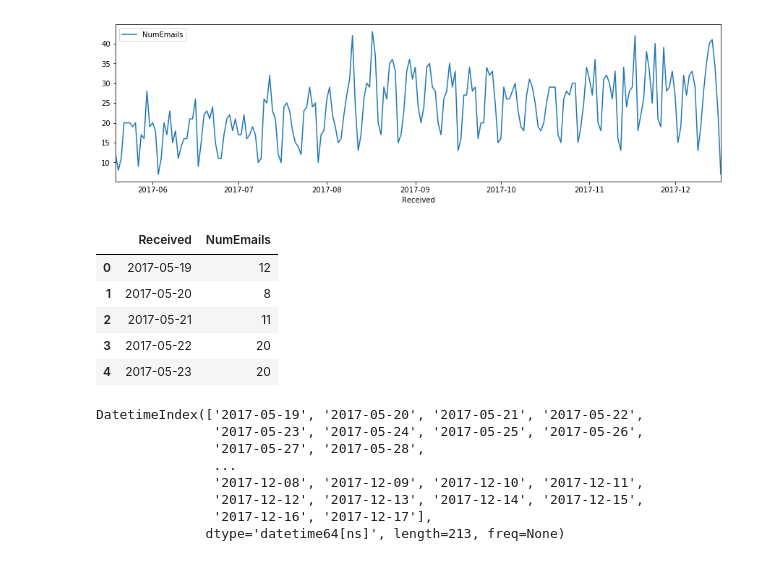
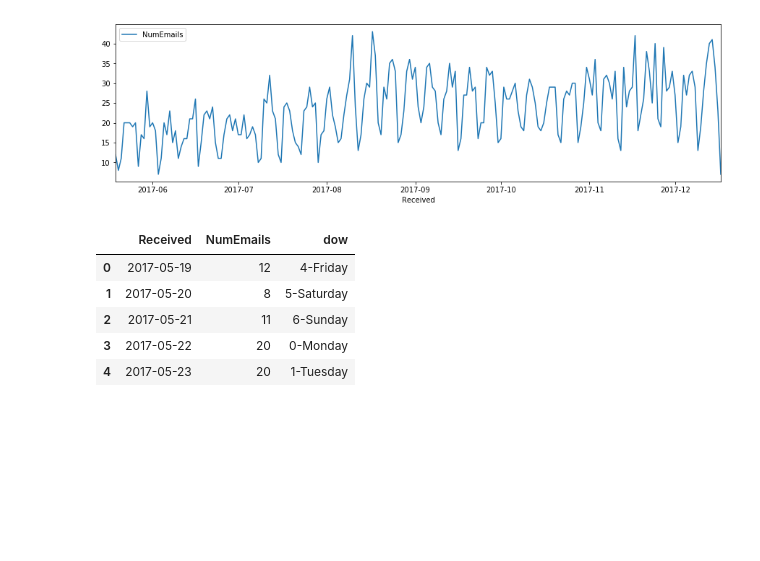
Before and after one commit to mondayn/py, a Jupyter notebook: emailAnalysis.ipynb, the cells around one changed output. Drawn from its saved outputs; the diff is of its cells as text; code cells hidden in the pictures; blank space fills up the shorter version.

```diff
--- a/emailAnalysis.ipynb
+++ b/emailAnalysis.ipynb
@@ -25,15 +23,3 @@ emailDf2.plot(figsize=(15,4))
 plt.show()
 # %% [output]
 [figure]
-# %%
-df3 = pd.DataFrame()
-df3['Received'] = emailDf2.index
-df3['NumEmails'] = emailDf2['NumEmails'].values
-df3.head()
-# %% [output]
-|  | Received | NumEmails |
-| 0 | 2017-05-19 | 12 |
-| 1 | 2017-05-20 | 8 |
-| 2 | 2017-05-21 | 11 |
-| 3 | 2017-05-22 | 20 |
-| 4 | 2017-05-23 | 20 |
@@ -42,26 +26,13 @@ df3.apply(lambda y: NumEmails)
-# %%
->>> from datetime import date
->>> import calendar
->>> my_date = date.today()
->>> calendar.day_name[my_date.weekday()]
-
-pd.to_datetime(df3['Received'].values)
-# .weekday()
-
-# dt.date
-
-
-# .weekday()
-
-# ).dt.date
-# df3["dow"] = calendar.day_name[my_date.weekday()]
-# %% [output]
-DatetimeIndex(['2017-05-19', '2017-05-20', '2017-05-21', '2017-05-22',
-               '2017-05-23', '2017-05-24', '2017-05-25', '2017-05-26',
-               '2017-05-27', '2017-05-28',
-               ...
-               '2017-12-08', '2017-12-09', '2017-12-10', '2017-12-11',
-               '2017-12-12', '2017-12-13', '2017-12-14', '2017-12-15',
-               '2017-12-16', '2017-12-17'],
-              dtype='datetime64[ns]', length=213, freq=None)
+# %%
+df3 = emailDf2.copy()
+df3.reset_index(inplace=True)
+df3['dow'] = pd.to_datetime(df3.Received).dt.weekday.astype('str') + '-' + pd.to_datetime(df3.Received).dt.weekday_name
+df3.head()
+# %% [output]
+|  | Received | NumEmails | dow |
+| 0 | 2017-05-19 | 12 | 4-Friday |
+| 1 | 2017-05-20 | 8 | 5-Saturday |
+| 2 | 2017-05-21 | 11 | 6-Sunday |
+| 3 | 2017-05-22 | 20 | 0-Monday |
+| 4 | 2017-05-23 | 20 | 1-Tuesday |
 # %%
```
Also changed, not shown: parts of 3 cells of this notebook, 2 other files.
